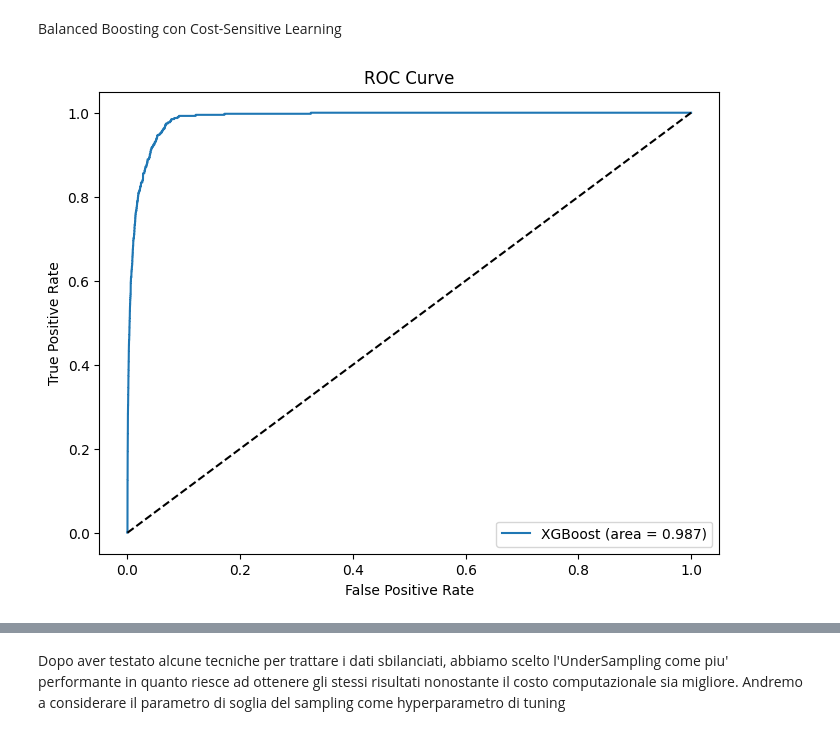
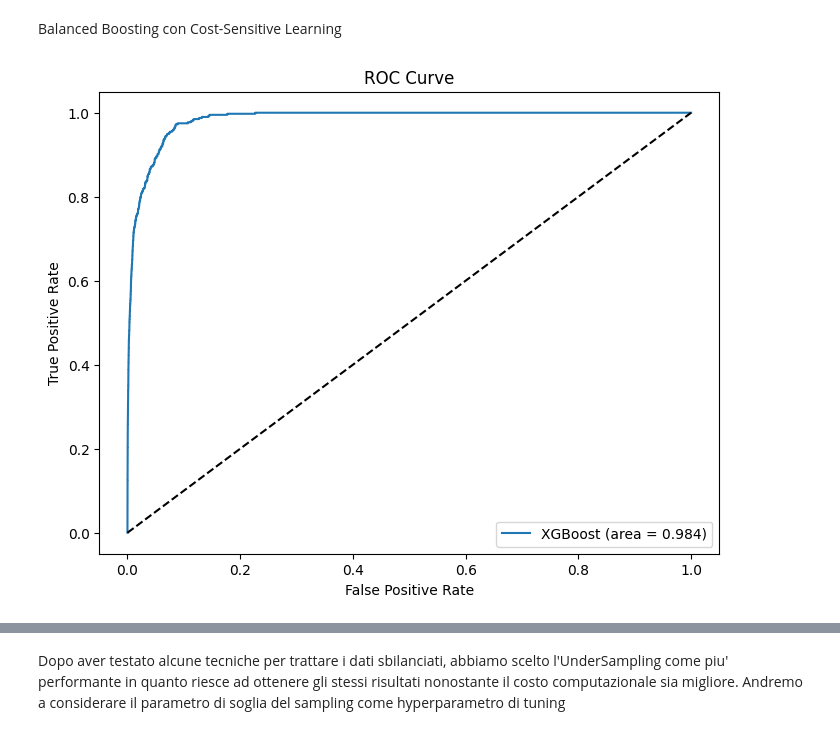
Before and after one commit to emanueleiacca/Analysis-on-Churn-Banking-Modeling-Dataset, a Jupyter notebook: Sampling_test.ipynb, the cells around one changed output, grey strips where cells are left out. Saved outputs shown, nothing was run; the diff lists cells and outputs as text; code cells hidden in the pictures.

Commit message:
weighting non va

```diff
--- a/Sampling_test.ipynb
+++ b/Sampling_test.ipynb
@@ -7,5 +7,10 @@ import matplotlib.pyplot as plt
 import numpy as np
 # %%
 df = pd.read_csv(r"Churn_Banking_Modeling.csv")
+# %%
+# nella creazione delle dummies vengono usati caratteri speciali nei nomi delle colonne, li rimpiazziamo
+def clean_feature_names(df):
+    df.columns = [col.replace(' ', '_').replace('[', '').replace(']', '').replace('<', '') for col in df.columns]
+    return df
 # %%
 X = df.drop('Flag_Richiesta_Estinzione_cc', axis=1)
@@ -348,53 +391,44 @@ plt.show()
 [figure]
 # %% [markdown]
 Balanced Boosting con Cost-Sensitive Learning
+# %%
+X = df.drop('Flag_Richiesta_Estinzione_cc', axis=1)
+y = df['Flag_Richiesta_Estinzione_cc'].map({'no': 0, 'si': 1})
+
+X_train, X_test, y_train, y_test = train_test_split(X, y, test_size=0.2, random_state=42, stratify=y)
+
+X_train_res = pd.get_dummies(X_train)
+X_test = pd.get_dummies(X_test)
+
+X_train_res = clean_feature_names(X_train)
+X_test = clean_feature_names(X_test)
+X_train_res, X_test = X_train.align(X_test, join='inner', axis=1)
 # %%
-# Preparazione dei dati
-X = df.drop('Flag_Richiesta_Estinzione_cc', axis=1)
-y = df['Flag_Richiesta_Estinzione_cc'].map({'no': 0, 'si': 1})  # Converte in 0 e 1
+scale_pos_weight = len(y[y == 0]) / len(y[y == 1]) # sbilanciamento tra le classi
 
-# Dividi il dataset in train e test set
-X_train, X_test, y_train, y_test = train_test_split(X, y, test_size=0.2, random_state=42, stratify=y)
-
-X_train = pd.get_dummies(X_train)
-X_test = pd.get_dummies(X_test)
-
-# Allinea le colonne di X_train e X_test per assicurarsi che abbiano le stesse colonne
-X_train, X_test = X_train.align(X_test, join='inner', axis=1)
-
-# Pulizia dei nomi delle colonne per rimuovere caratteri speciali
-X_train.columns = [col.replace('[', '').replace(']', '').replace('<', '').replace('>', '') for col in X_train.columns]
-X_test.columns = X_train.columns  # Assicura che X_test abbia gli stessi nomi di colonne puliti
-
-# Calcola il rapporto di sbilanciamento tra le classi
-scale_pos_weight = len(y[y == 0]) / len(y[y == 1])
-
-# Inizializza e configura il modello XGBoost
 model = xgb.XGBClassifier(
     objective='binary:logistic',
     scale_pos_weight=scale_pos_weight,
     use_label_encoder=False,
     eval_metric='logloss'
 )
 
-# Allena il modello
-model.fit(X_train, y_train)
+model.fit(X_train_res, y_train)
 
-# Previsioni delle probabilità sul set di test
 y_pred_proba = model.predict_proba(X_test)[:, 1]
 
 # Calcolo della curva ROC e dell'AUC
 fpr, tpr, thresholds = roc_curve(y_test, y_pred_proba)
 auc = roc_auc_score(y_test, y_pred_proba)
 
 # Visualizzazione della curva ROC
 plt.figure(figsize=(8, 6))
 plt.plot(fpr, tpr, label='XGBoost (area = {:.3f})'.format(auc))
 plt.plot([0, 1], [0, 1], 'k--')  # Linea diagonale tratteggiata
 plt.xlabel('False Positive Rate')
 plt.ylabel('True Positive Rate')
 plt.title('ROC Curve')
 plt.legend(loc='lower right')
 plt.show()
 # %% [output]
-[figure, old version]
+[figure, new version]
```
Also changed, not shown: parts of 29 cells of this notebook, 4 other files.
